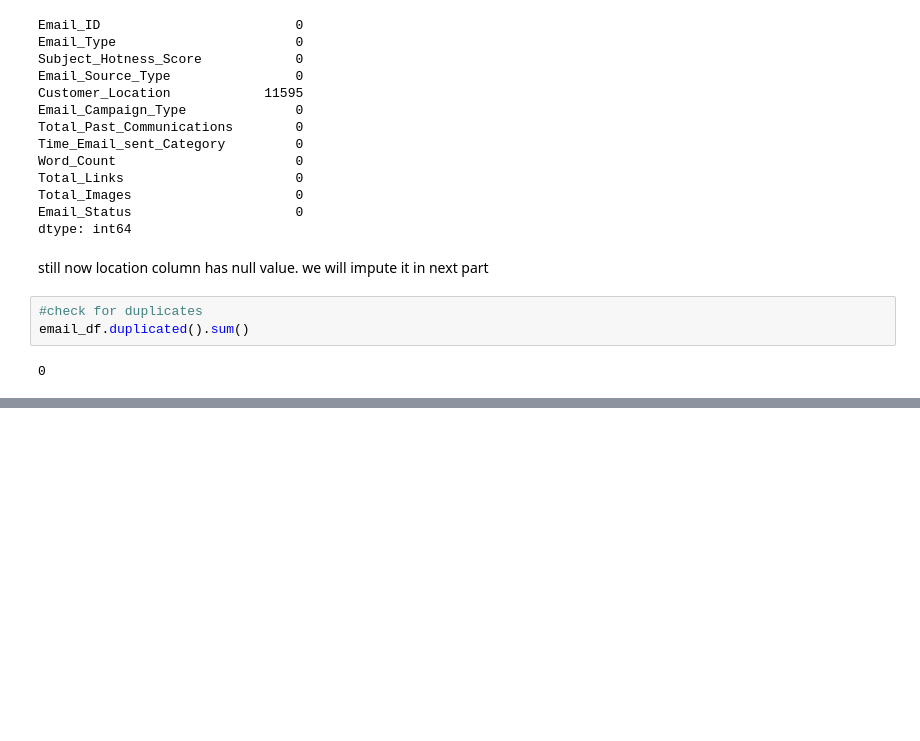
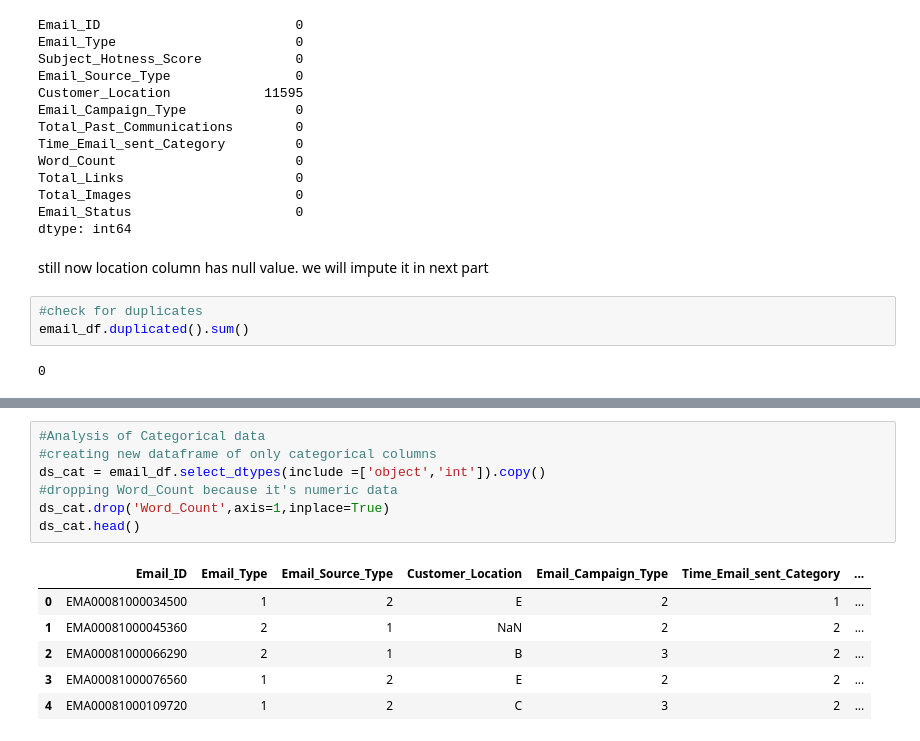
Before and after one commit to renukagore107/CAPSTONE-PROJECT-3--CLASSIFICATION, a Jupyter notebook: classification_data_email.ipynb, the cells around one changed output, grey strips where cells are left out. Saved outputs shown, nothing was run; the diff lists cells and outputs as text; blank space fills up the shorter version.

```diff
--- a/classification_data_email.ipynb
+++ b/classification_data_email.ipynb
@@ -238,0 +250,14 @@ email_df.duplicated().sum()
+# %%
+#Analysis of Categorical data
+#creating new dataframe of only categorical columns
+ds_cat = email_df.select_dtypes(include =['object','int']).copy()
+#dropping Word_Count because it's numeric data
+ds_cat.drop('Word_Count',axis=1,inplace=True)
+ds_cat.head()
+# %% [output]
+|  | Email_ID | Email_Type | Email_Source_Type | Customer_Location | Email_Campaign_Type | Time_Email_sent_Category | ... |
+| 0 | EMA00081000034500 | 1 | 2 | E | 2 | 1 | ... |
+| 1 | EMA00081000045360 | 2 | 1 | NaN | 2 | 2 | ... |
+| 2 | EMA00081000066290 | 2 | 1 | B | 3 | 2 | ... |
+| 3 | EMA00081000076560 | 1 | 2 | E | 2 | 2 | ... |
+| 4 | EMA00081000109720 | 1 | 2 | C | 3 | 2 | ... |
```
Also changed, not shown: parts of 9 cells of this notebook.
